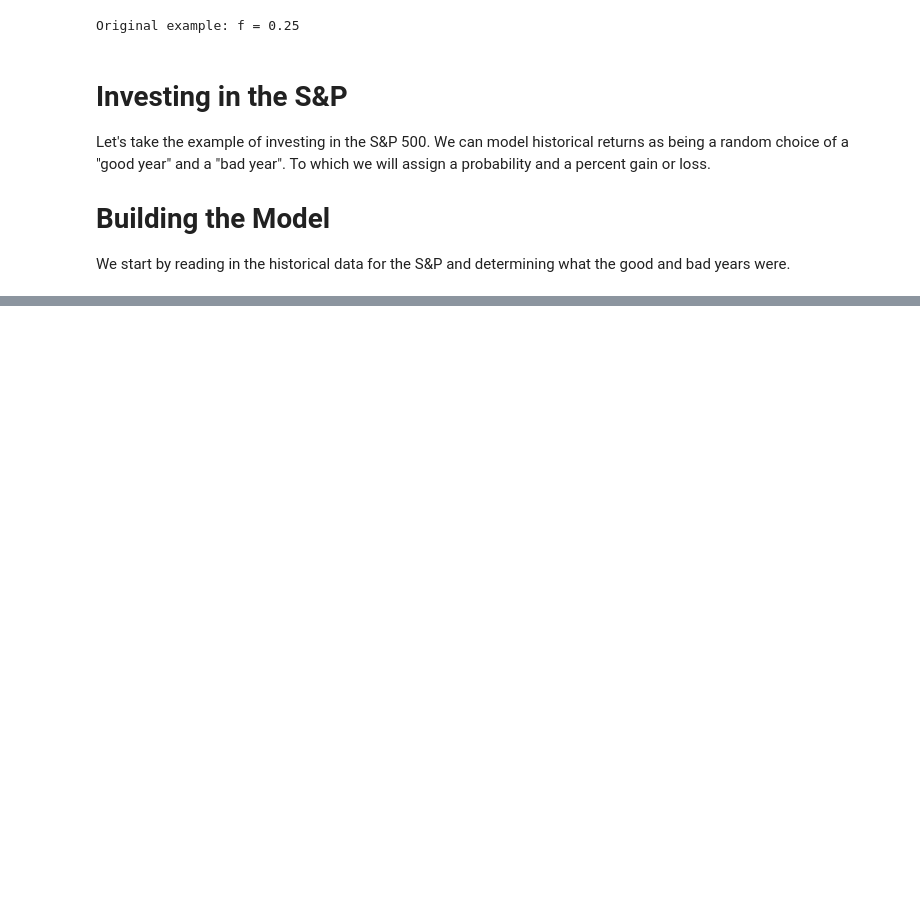
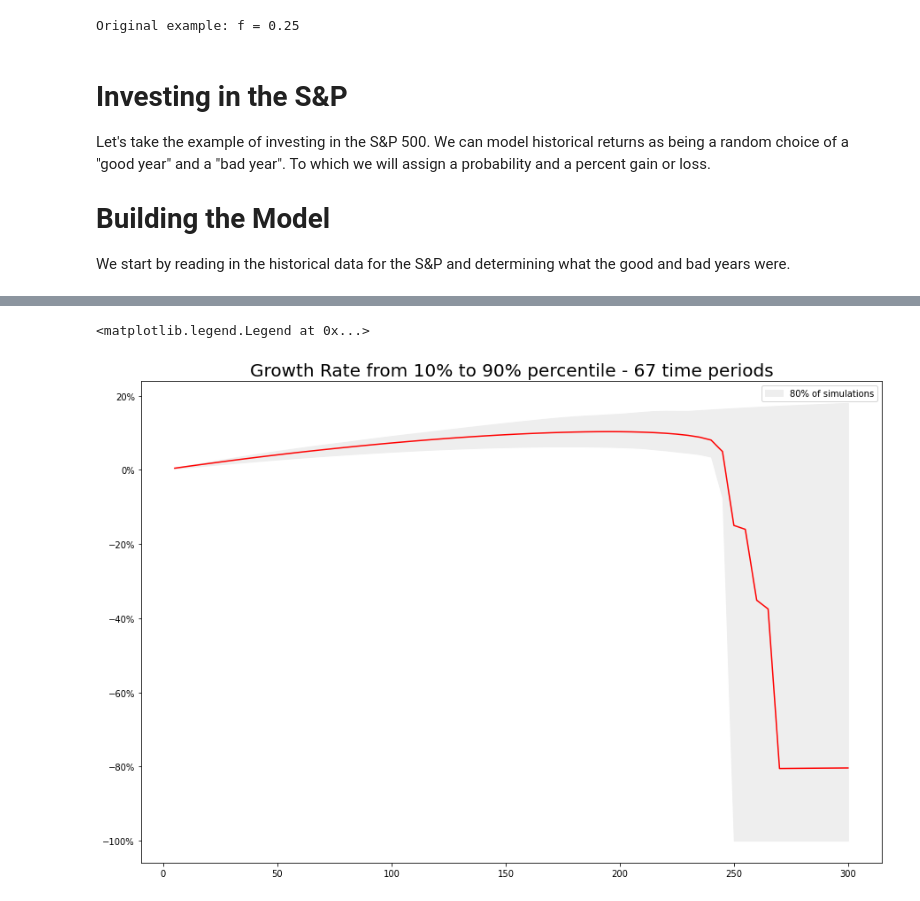
Before and after one commit to mckoss/kelly-criterion, a Jupyter notebook: index.ipynb, the cells around one changed output, grey strips where cells are left out. Cells and saved outputs as stored; diff of their text form; code cells hidden in the pictures; blank space fills up the shorter version.

```diff
--- a/index.ipynb
+++ b/index.ipynb
@@ -452,0 +501,14 @@ list(range(10, 45))
+# %%
+st = strategy_testing()
+
+fig, ax = plt.subplots()
+fig.set_size_inches(15, 10)
+plt.title(f"Growth Rate from 10% to 90% percentile - {len(historical_returns) - 29} time periods",
+  fontdict={'fontsize': 20})
+plt.fill_between(st['x'], st['p10'], st['p90'], color="#eee", label="80% of simulations")
+plt.plot(st['x'], st['avg'], '-r')
+ax.yaxis.set_major_formatter(ticker.PercentFormatter(xmax=1, decimals=0))
+plt.legend()
+# %% [output]
+<matplotlib.legend.Legend at 0x...>
+[figure, added]
```
Also changed, not shown: parts of 15 cells of this notebook.
